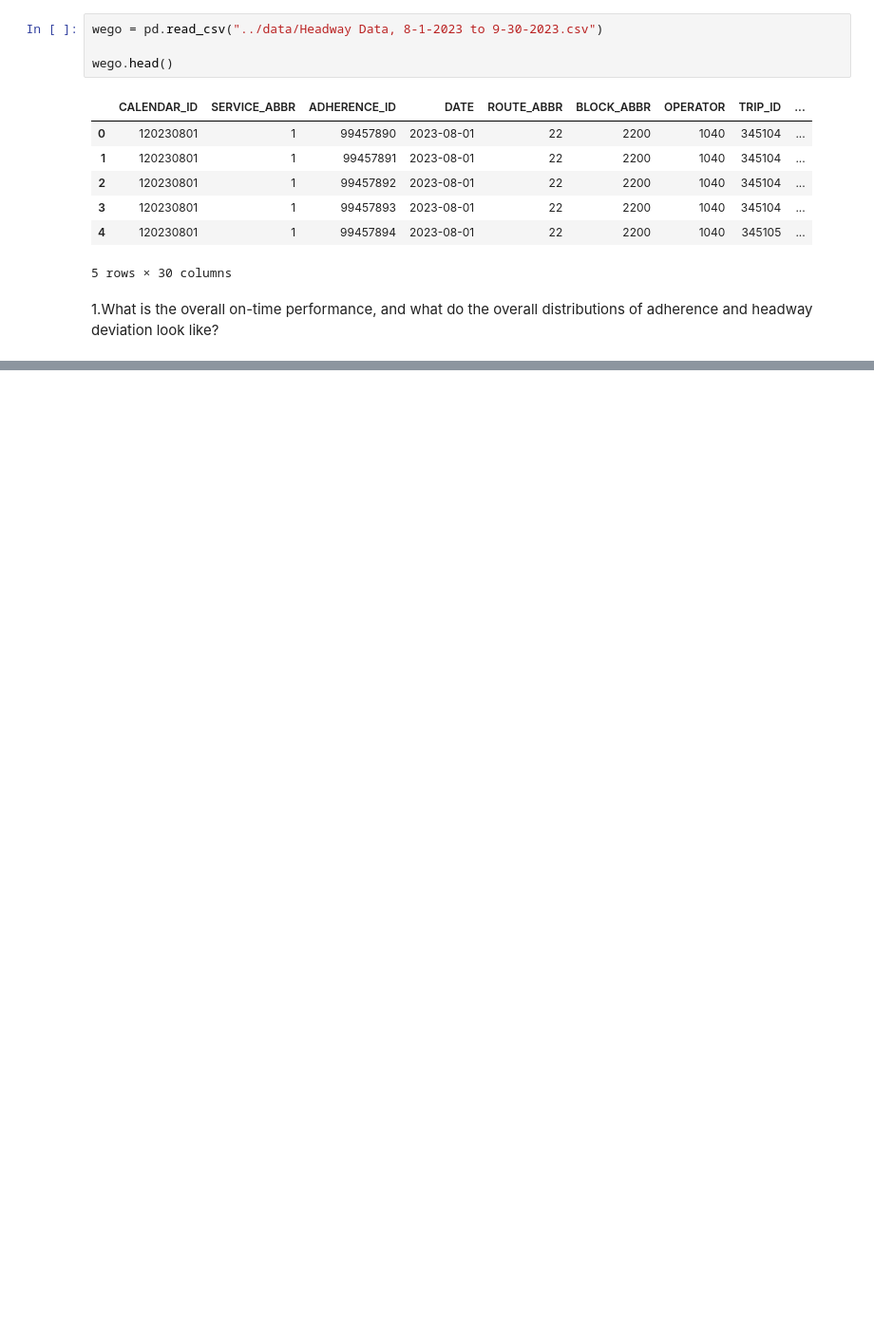
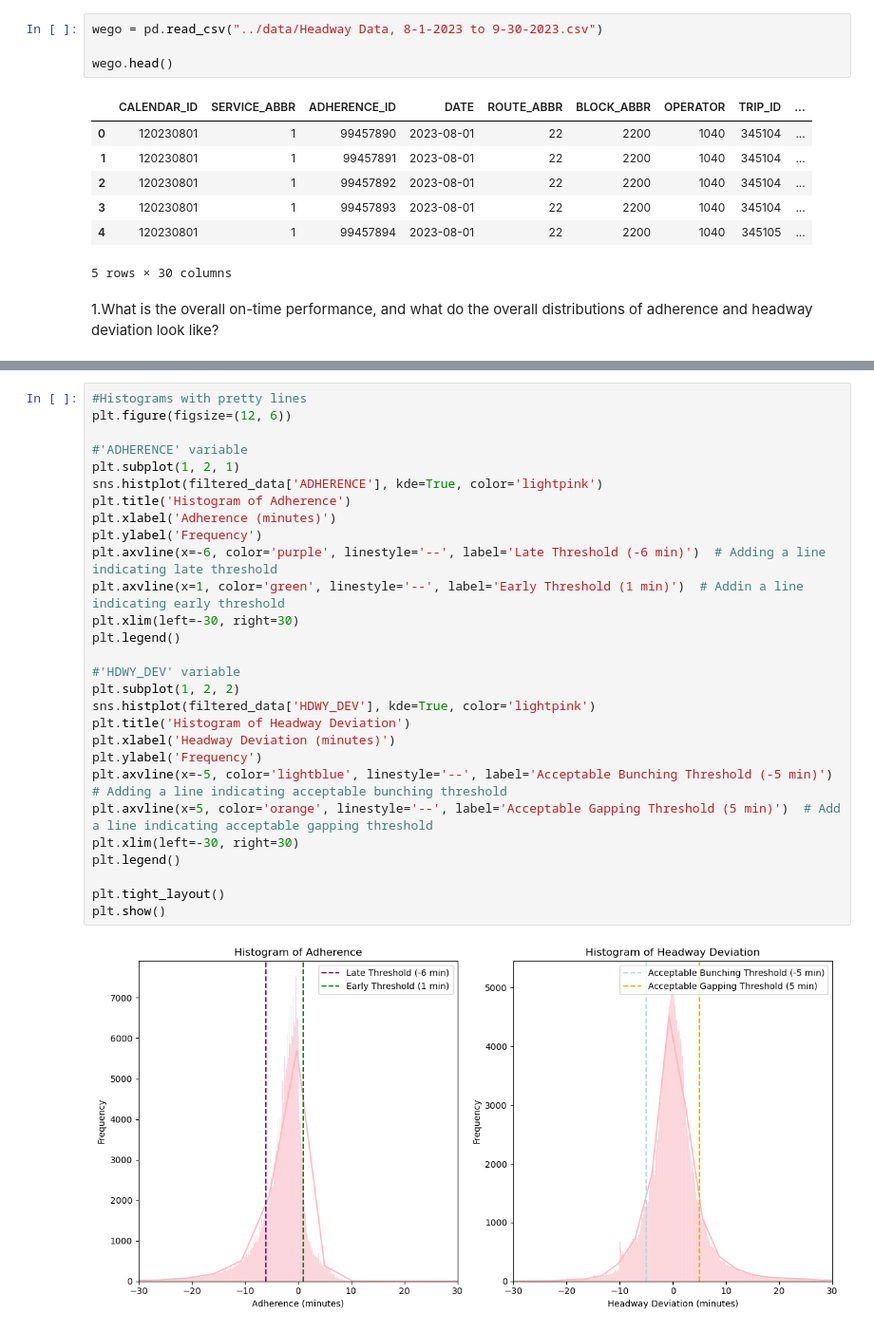
Before and after one commit to NSS-Data-Analytics-Cohort-11/wego-the-great-khans, a Jupyter notebook: notebooks/We-go_great_khans.ipynb, the cells around one changed output, grey strips where cells are left out. Shown: that part at 95% size. Saved outputs shown, nothing was run; the diff lists cells and outputs as text; blank space fills up the shorter version.

```diff
--- a/notebooks/We-go_great_khans.ipynb
+++ b/notebooks/We-go_great_khans.ipynb
@@ -16,0 +85,30 @@ wego.head()
+# %%
+#Histograms with pretty lines
+plt.figure(figsize=(12, 6))
+
+#'ADHERENCE' variable
+plt.subplot(1, 2, 1)
+sns.histplot(filtered_data['ADHERENCE'], kde=True, color='lightpink')
+plt.title('Histogram of Adherence')
+plt.xlabel('Adherence (minutes)')
+plt.ylabel('Frequency')
+plt.axvline(x=-6, color='purple', linestyle='--', label='Late Threshold (-6 min)')  # Adding a line indicating late threshold
+plt.axvline(x=1, color='green', linestyle='--', label='Early Threshold (1 min)')  # Addin a line indicating early threshold
+plt.xlim(left=-30, right=30)
+plt.legend()
+
+#'HDWY_DEV' variable
+plt.subplot(1, 2, 2)
+sns.histplot(filtered_data['HDWY_DEV'], kde=True, color='lightpink')
+plt.title('Histogram of Headway Deviation')
+plt.xlabel('Headway Deviation (minutes)')
+plt.ylabel('Frequency')
+plt.axvline(x=-5, color='lightblue', linestyle='--', label='Acceptable Bunching Threshold (-5 min)')  # Adding a line indicating acceptable bunching threshold
+plt.axvline(x=5, color='orange', linestyle='--', label='Acceptable Gapping Threshold (5 min)')  # Add a line indicating acceptable gapping threshold
+plt.xlim(left=-30, right=30)
+plt.legend()
+
+plt.tight_layout()
+plt.show()
+# %% [output]
+[figure, added]
```
Also changed, not shown: parts of 4 cells of this notebook, 2 other files.
